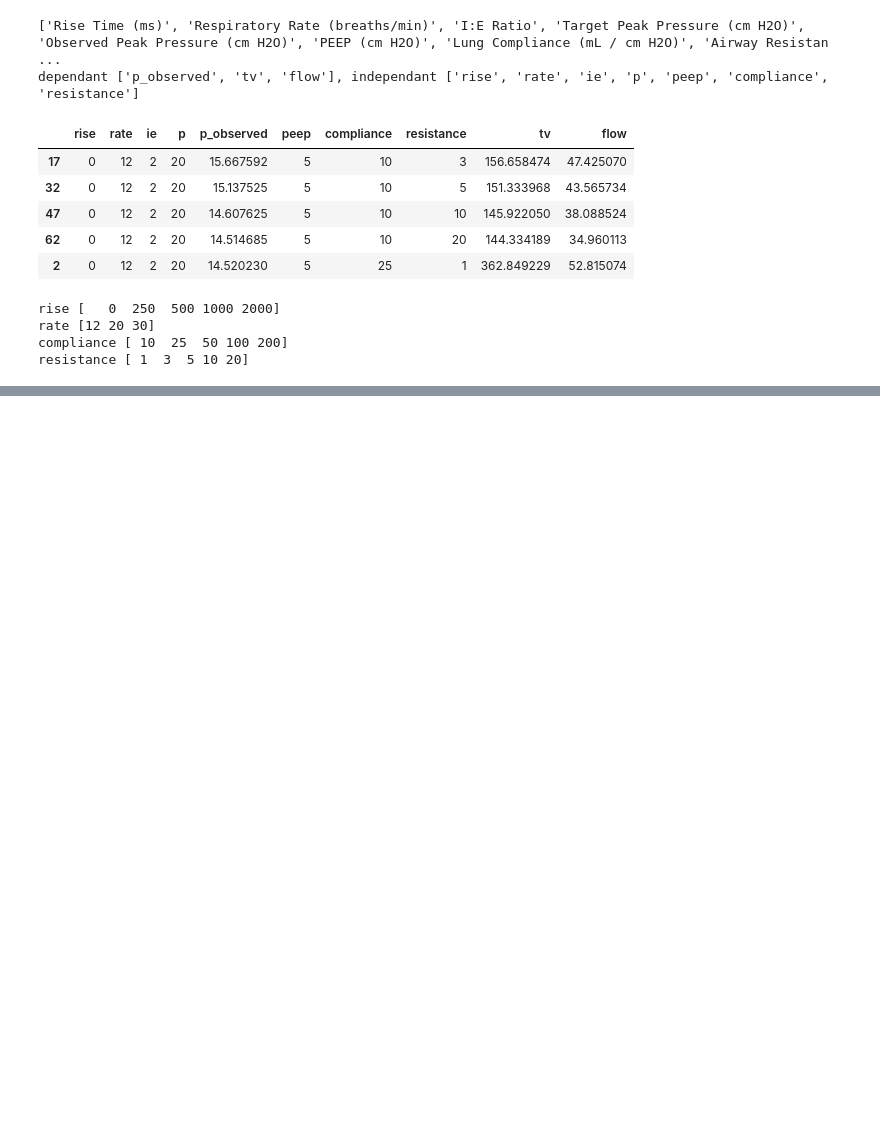
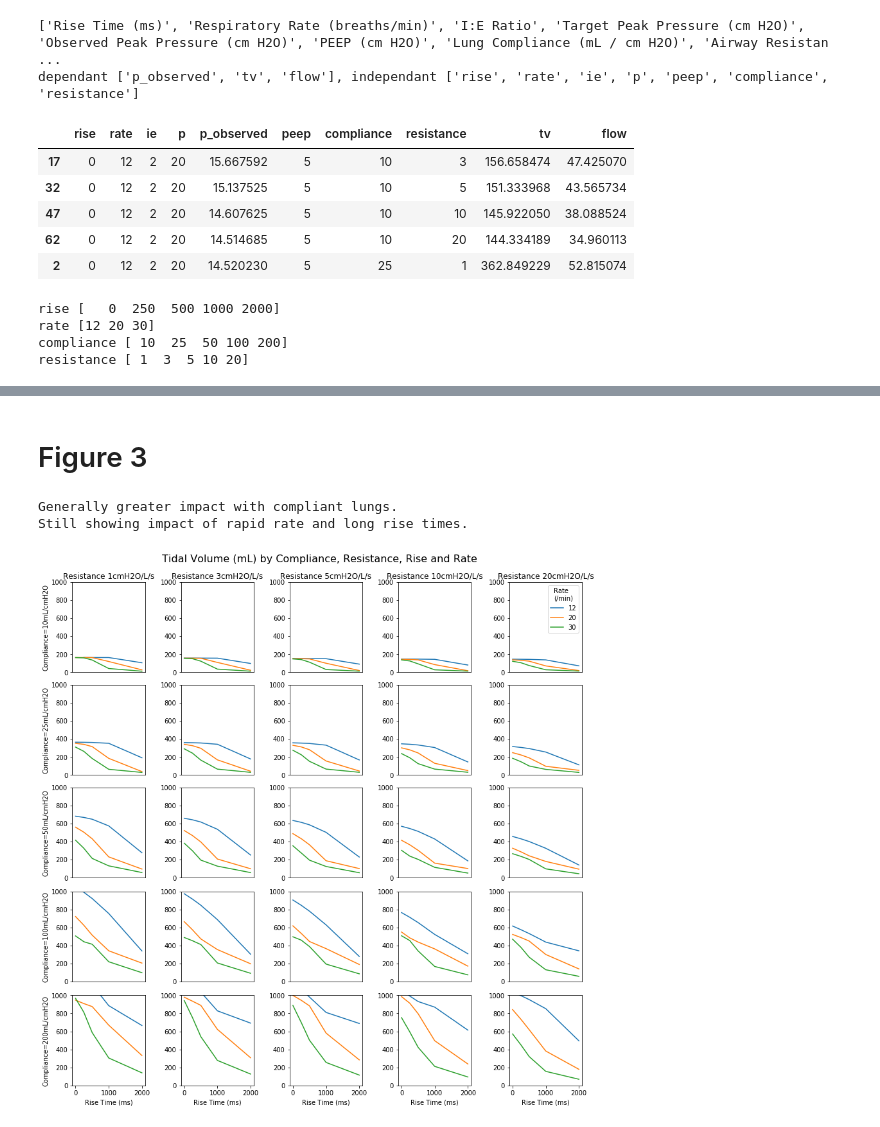
Before and after one commit to PubInv/simulink-pressure-lung, a Jupyter notebook: data/plots.ipynb, the cells around one changed output, grey strips where cells are left out. Cells and saved outputs as stored; diff of their text form; code cells hidden in the pictures; blank space fills up the shorter version.

```diff
--- a/data/plots.ipynb
+++ b/data/plots.ipynb
@@ -123,0 +145,8 @@ WARNING went from 16 to 15 rows are cleaning {'ie': 2, 'p': 20, 'peep': 5, 'comp
+# %%
+plot_matrix(data, ['rise', 'resistance', 'compliance','rate' ])
+display(HTML("<h1>Figure 3</h1>"))
+print("""
+Generally greater impact with compliant lungs.
+Still showing impact of rapid rate and long rise times.
+""")
+# %% [output]
@@ -123,0 +156,4 @@ WARNING went from 16 to 15 rows are cleaning {'ie': 2, 'p': 20, 'peep': 5, 'comp
+Figure 3
+Generally greater impact with compliant lungs.
+Still showing impact of rapid rate and long rise times.
+[figure, added]
```
Also changed, not shown: parts of 7 cells of this notebook.
